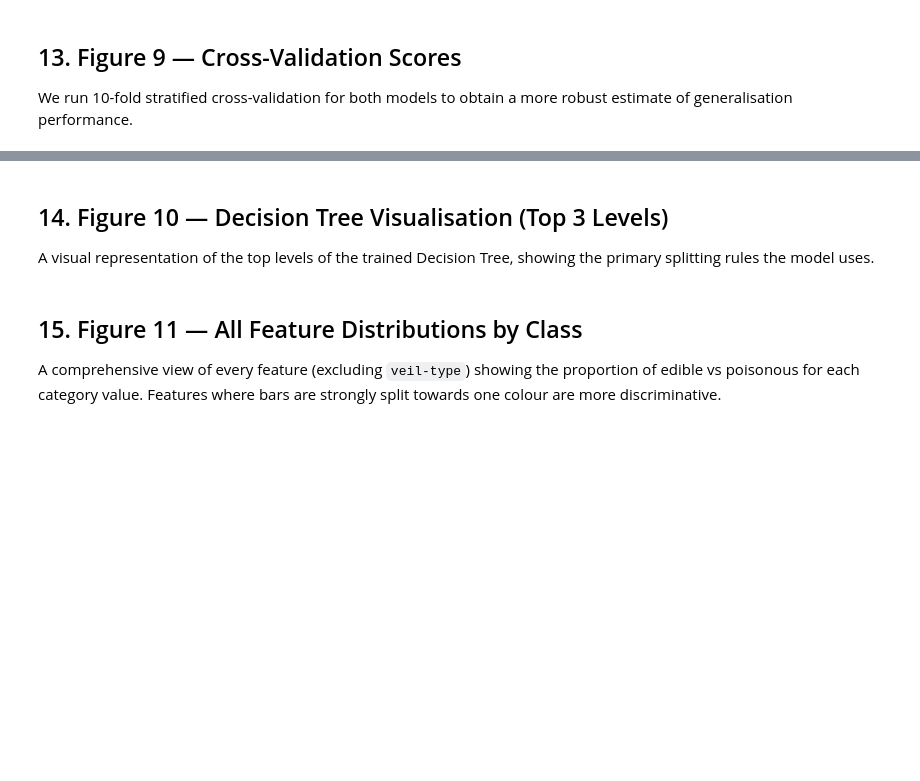
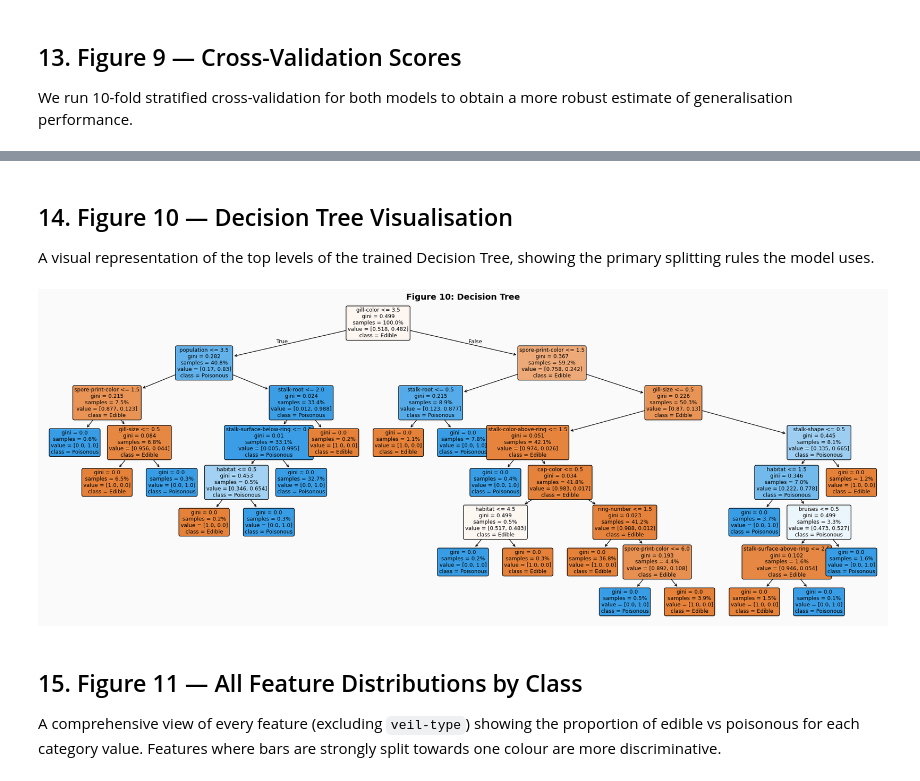
Before and after one commit to sebjiang/group-project, a Jupyter notebook: project.ipynb, the cells around one changed output, grey strips where cells are left out. Saved outputs shown, nothing was run; the diff lists cells and outputs as text; code cells hidden in the pictures; blank space fills up the shorter version.

```diff
--- a/project.ipynb
+++ b/project.ipynb
@@ -233,7 +282,7 @@ plt.show()
 ## 9. Model Training — Train / Test Split
 We use a 70/30 stratified split to preserve class proportions in both sets.
 # %%
-X = df_encoded.drop('class', axis=1)
+X = df_encoded.drop(['class', 'odor'], axis=1)
 y = df_encoded['class']
 
 X_train, X_test, y_train, y_test = train_test_split(
@@ -357,15 +437,17 @@ print(f'Random Forest  — Mean CV Accuracy: {cv_rf.mean()*100:.2f}% (±{cv_rf.s
 # %% [markdown]
-## 14. Figure 10 — Decision Tree Visualisation (Top 3 Levels)
+## 14. Figure 10 — Decision Tree Visualisation
 A visual representation of the top levels of the trained Decision Tree, showing the primary splitting rules the model uses.
 # %%
 fig, ax = plt.subplots(figsize=(20, 8))
-plot_tree(dt, max_depth=3, feature_names=X.columns,
+plot_tree(dt, feature_names=X.columns,
           class_names=['Edible', 'Poisonous'],
           filled=True, rounded=True, fontsize=9,
           proportion=True, ax=ax)
-ax.set_title('Figure 10: Decision Tree — Top 3 Levels', fontweight='bold', fontsize=14)
+ax.set_title('Figure 10: Decision Tree', fontweight='bold', fontsize=14)
 plt.tight_layout()
 plt.show()
+# %% [output]
+[figure, added]
 # %% [markdown]
 ## 15. Figure 11 — All Feature Distributions by Class
 A comprehensive view of every feature (excluding `veil-type`) showing the proportion of edible vs poisonous for each category value. Features where bars are strongly split towards one colour are more discriminative.
```
Also changed, not shown: parts of 15 cells of this notebook.
